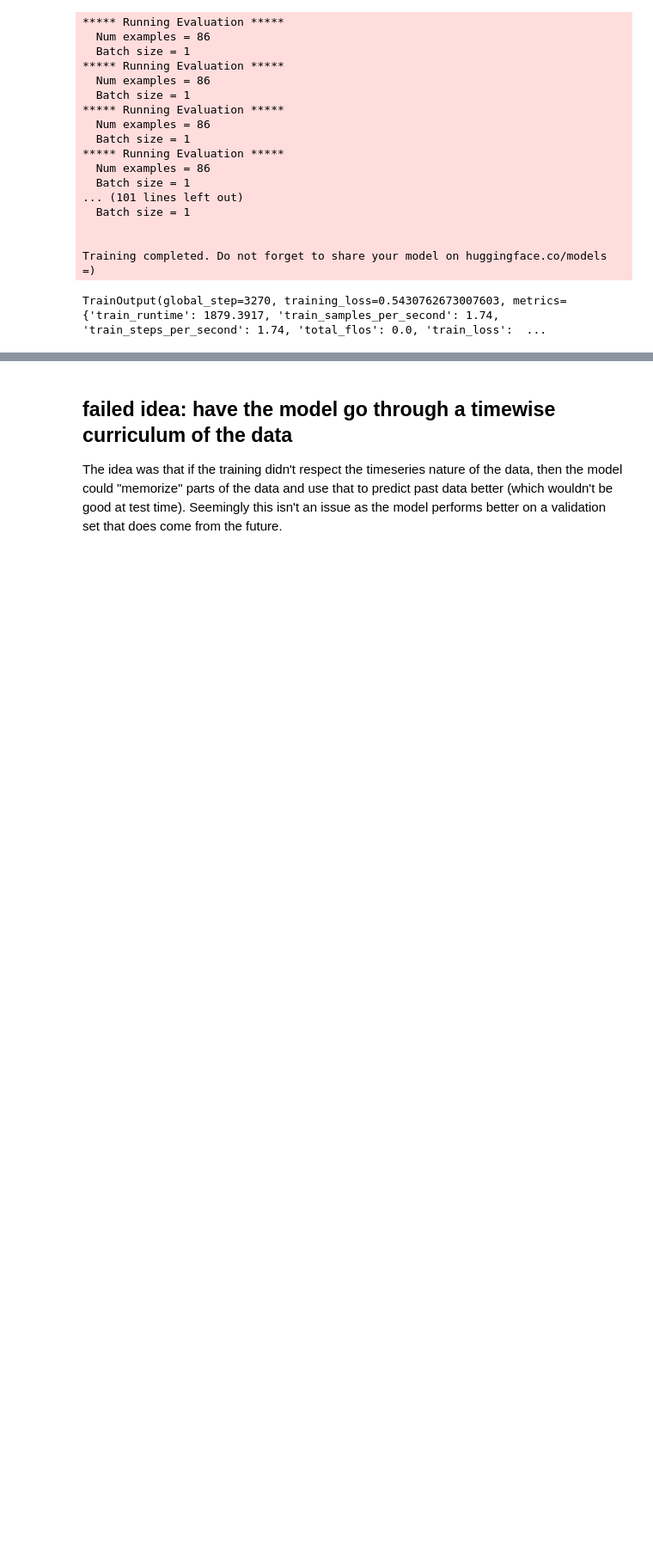
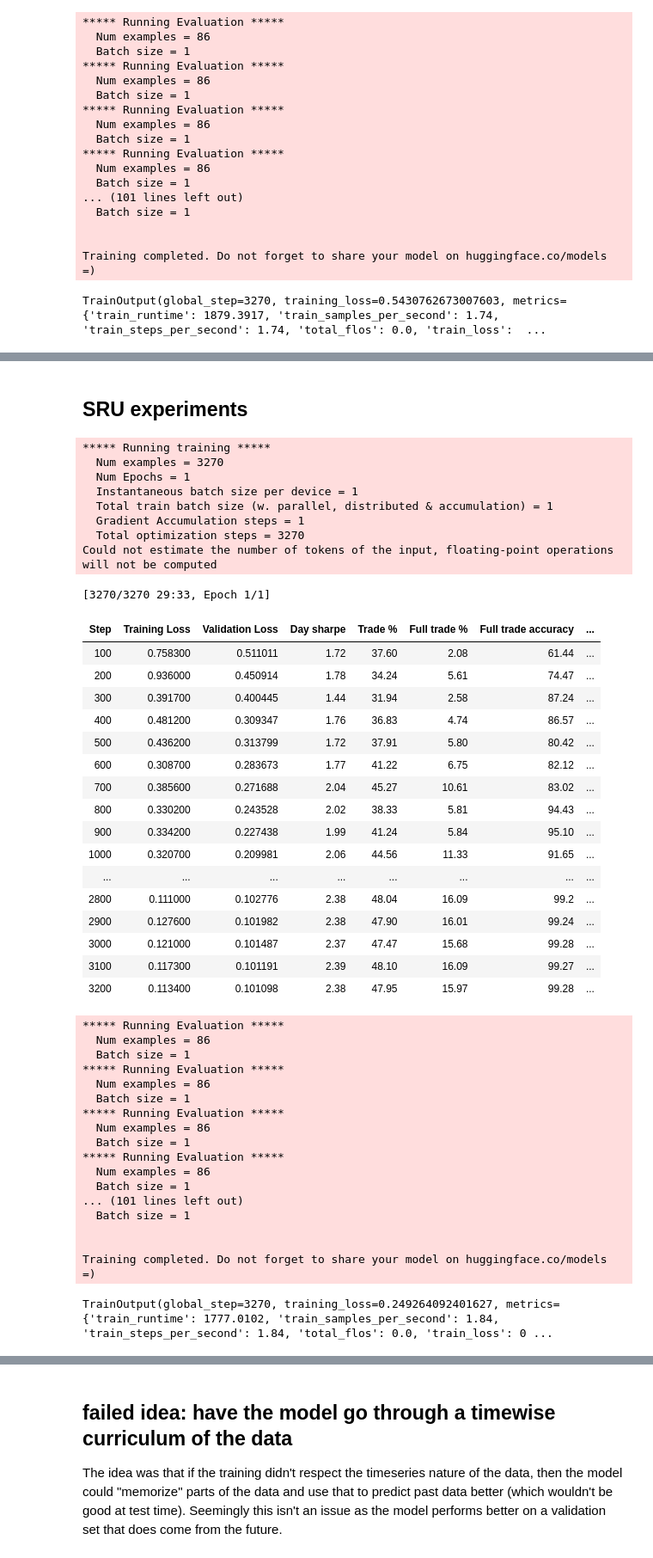
Before and after one commit to mtanghu/Transformer-Trader, a Jupyter notebook: Transformer_Modeling.ipynb, the cells around one changed output, grey strips where cells are left out. Shown at 86% size. Drawn from its saved outputs; the diff is of its cells as text; code cells hidden in the pictures; blank space fills up the shorter version.

```diff
--- a/Transformer_Modeling.ipynb
+++ b/Transformer_Modeling.ipynb
@@ -416,0 +453,50 @@ TrainOutput(global_step=3270, training_loss=0.5430762673007603, metrics={'train_
+# %% [markdown]
+## SRU experiments
+# %%
+# sru lr of 1e-4 (6 heads) hidden size 384
+trainer.train()
+# %% [output]
+***** Running training *****
+  Num examples = 3270
+  Num Epochs = 1
+  Instantaneous batch size per device = 1
+  Total train batch size (w. parallel, distributed & accumulation) = 1
+  Gradient Accumulation steps = 1
+  Total optimization steps = 3270
+Could not estimate the number of tokens of the input, floating-point operations will not be computed
+[3270/3270 29:33, Epoch 1/1]
+| Step | Training Loss | Validation Loss | Day sharpe | Trade % | Full trade % | Full trade accuracy | ... |
+| 100 | 0.758300 | 0.511011 | 1.72 | 37.60 | 2.08 | 61.44 | ... |
+| 200 | 0.936000 | 0.450914 | 1.78 | 34.24 | 5.61 | 74.47 | ... |
+| 300 | 0.391700 | 0.400445 | 1.44 | 31.94 | 2.58 | 87.24 | ... |
+| 400 | 0.481200 | 0.309347 | 1.76 | 36.83 | 4.74 | 86.57 | ... |
+| 500 | 0.436200 | 0.313799 | 1.72 | 37.91 | 5.80 | 80.42 | ... |
+| 600 | 0.308700 | 0.283673 | 1.77 | 41.22 | 6.75 | 82.12 | ... |
+| 700 | 0.385600 | 0.271688 | 2.04 | 45.27 | 10.61 | 83.02 | ... |
+| 800 | 0.330200 | 0.243528 | 2.02 | 38.33 | 5.81 | 94.43 | ... |
+| 900 | 0.334200 | 0.227438 | 1.99 | 41.24 | 5.84 | 95.10 | ... |
+| 1000 | 0.320700 | 0.209981 | 2.06 | 44.56 | 11.33 | 91.65 | ... |
+| ... | ... | ... | ... | ... | ... | ... | ... |
+| 2800 | 0.111000 | 0.102776 | 2.38 | 48.04 | 16.09 | 99.2 | ... |
+| 2900 | 0.127600 | 0.101982 | 2.38 | 47.90 | 16.01 | 99.24 | ... |
+| 3000 | 0.121000 | 0.101487 | 2.37 | 47.47 | 15.68 | 99.28 | ... |
+| 3100 | 0.117300 | 0.101191 | 2.39 | 48.10 | 16.09 | 99.27 | ... |
+| 3200 | 0.113400 | 0.101098 | 2.38 | 47.95 | 15.97 | 99.28 | ... |
+***** Running Evaluation *****
+  Num examples = 86
+  Batch size = 1
+***** Running Evaluation *****
+  Num examples = 86
+  Batch size = 1
+***** Running Evaluation *****
+  Num examples = 86
+  Batch size = 1
+***** Running Evaluation *****
+  Num examples = 86
+  Batch size = 1
+... (101 lines left out)
+  Batch size = 1
+
+
+Training completed. Do not forget to share your model on huggingface.co/models =)
+TrainOutput(global_step=3270, training_loss=0.249264092401627, metrics={'train_runtime': 1777.0102, 'train_samples_per_second': 1.84, 'train_steps_per_second': 1.84, 'total_flos': 0.0, 'train_loss': 0 ...
```
Also changed, not shown: parts of 16 cells of this notebook.
